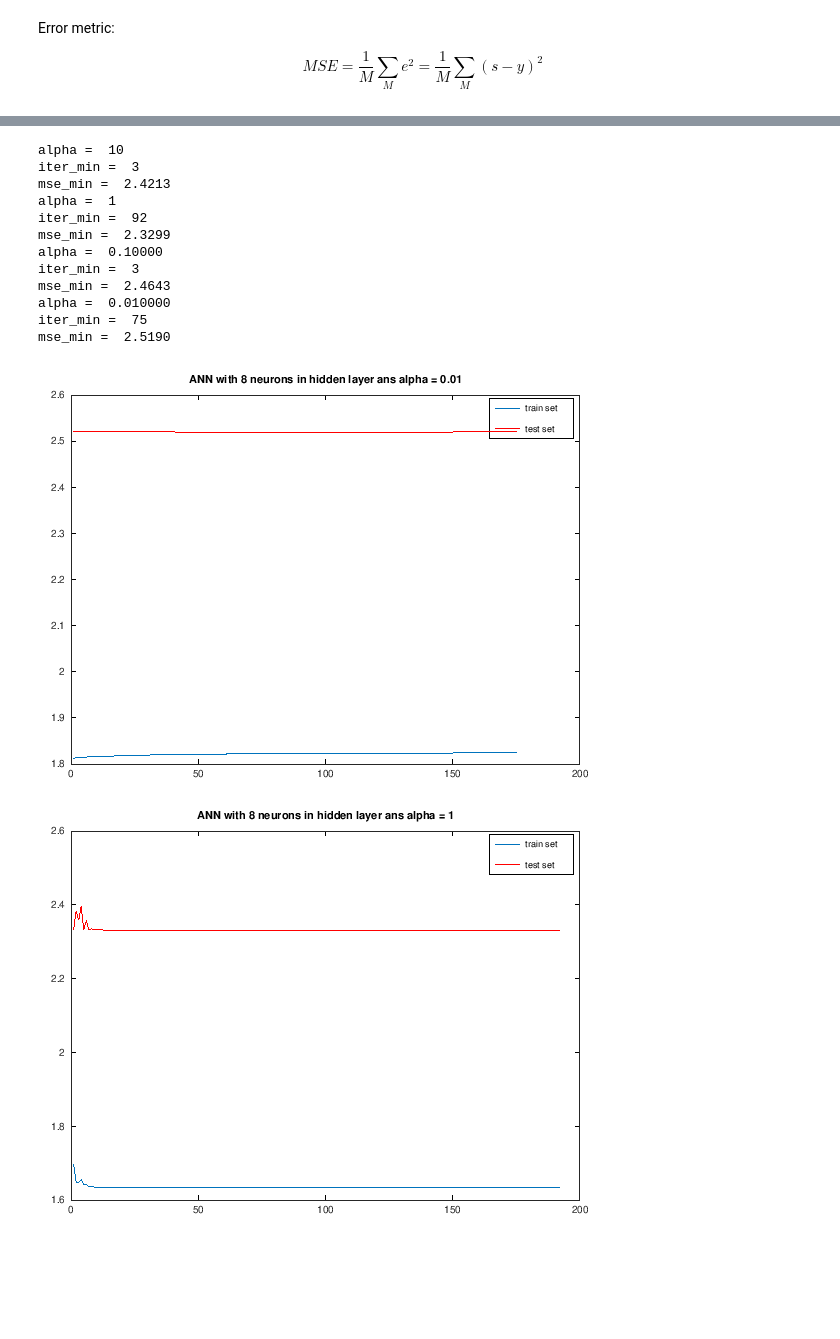
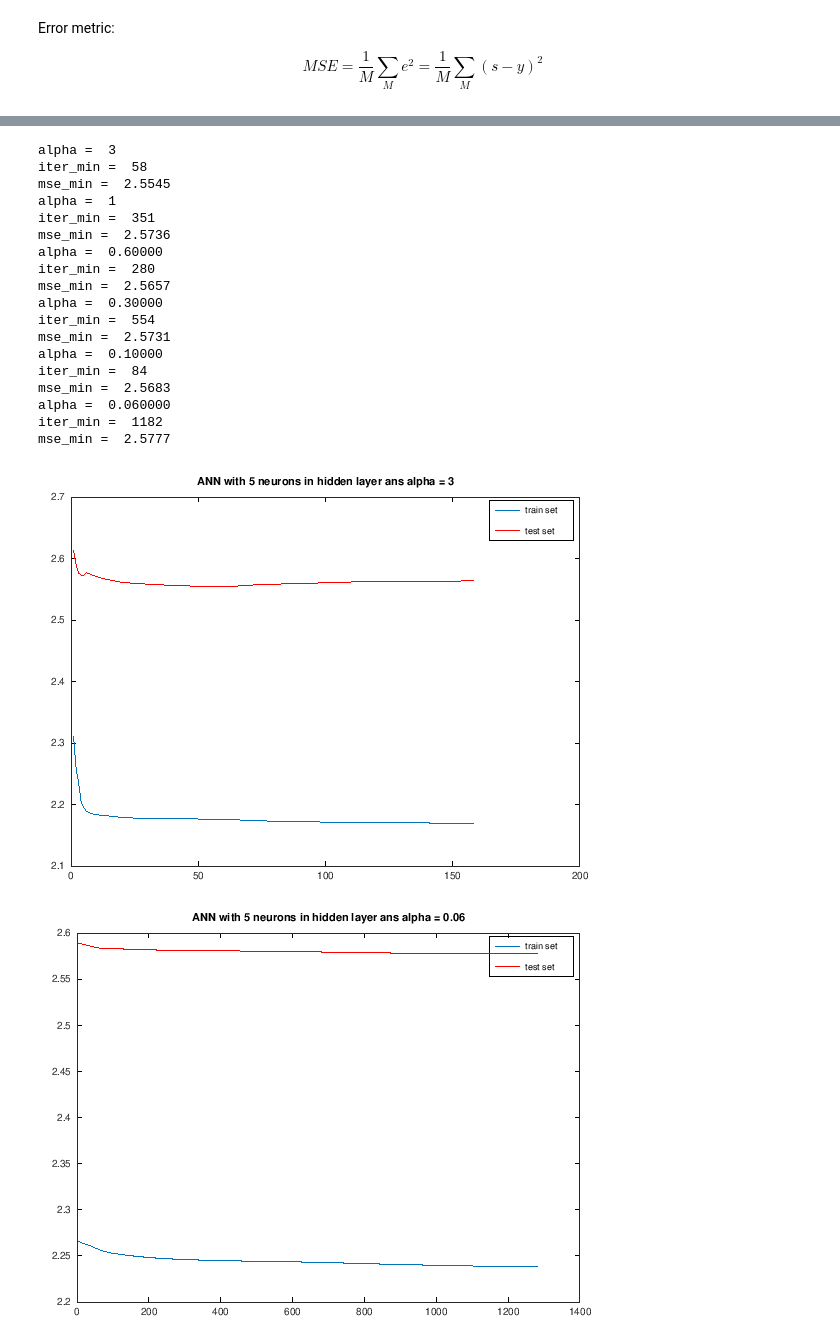
Before and after one commit to RafaelGoncalves8/mlp, a Jupyter notebook: notebook/mlp.ipynb, the cells around one changed output, grey strips where cells are left out. Drawn from its saved outputs; the diff is of its cells as text; code cells hidden in the pictures; blank space fills up the shorter version.

```diff
--- a/notebook/mlp.ipynb
+++ b/notebook/mlp.ipynb
@@ -288,8 +283,8 @@ end
 # %%
 # hyperparameters
 epsilon = 0.01;
-alpha = 1;
-gamma = 100;
-max_iter = 15000;
+alpha = 3;
+gamma = 50;
+max_iter = 1000;
 # %%
 % backpropagation for number of hidden neurons as defined above in ANN architecture
@@ -413,49 +370,55 @@ mse_min =  2.5634
 # %%
 i = 1;
 epsilon = 0.01;
-max_iter = 30000;
+max_iter = 3000;
 gamma = 100;
 
-for alpha = [10 1, 0.1, 0.01],
+for alpha = [3, 1, 0.6, 0.3, 0.1, 0.06],
 
-        O = 8;
+        O = 5;
         alpha
 
         W = randn([O N]).*0.01;
         W_to_store = zeros(size(W));
         W_bias = [ones(size(W,1),1), W];
 
         W_o = randn([1 O]).*0.01;
         W_o_to_store = zeros(size(W_o));
         W_o_bias = [ones(size(W_o,1),1), W_o];
 
         [W_to_store, mse_train_vec, ...
         mse_test_vec] = batch_backpropagation(X_test_bias, X_train_bias, y_test, y_train, W_bias,
         W_o_bias, alpha, epsilon, gamma, 0, max_iter);
         W_out = [W_out; W_to_store];
 
         % learning curve
         figure(i)
         plot(mse_train_vec)
         hold on
         plot(mse_test_vec, 'r')
         title(['ANN with ' num2str(O) ' neurons in hidden layer ans alpha = ' num2str(alpha)])
         legend('train set', 'test set')
 
         i = i+1;
 end
 # %% [output]
-alpha =  10
-iter_min =  3
-mse_min =  2.4213
+alpha =  3
+iter_min =  58
+mse_min =  2.5545
 alpha =  1
-iter_min =  92
-mse_min =  2.3299
+iter_min =  351
+mse_min =  2.5736
+alpha =  0.60000
+iter_min =  280
+mse_min =  2.5657
+alpha =  0.30000
+iter_min =  554
+mse_min =  2.5731
 alpha =  0.10000
-iter_min =  3
-mse_min =  2.4643
-alpha =  0.010000
-iter_min =  75
-mse_min =  2.5190
+iter_min =  84
+mse_min =  2.5683
+alpha =  0.060000
+iter_min =  1182
+mse_min =  2.5777
-[figure, old version]
+[figure, new version]
-[figure, old version]
+[figure, new version]
```
Also changed, not shown: parts of 13 cells of this notebook, 1 other file.
